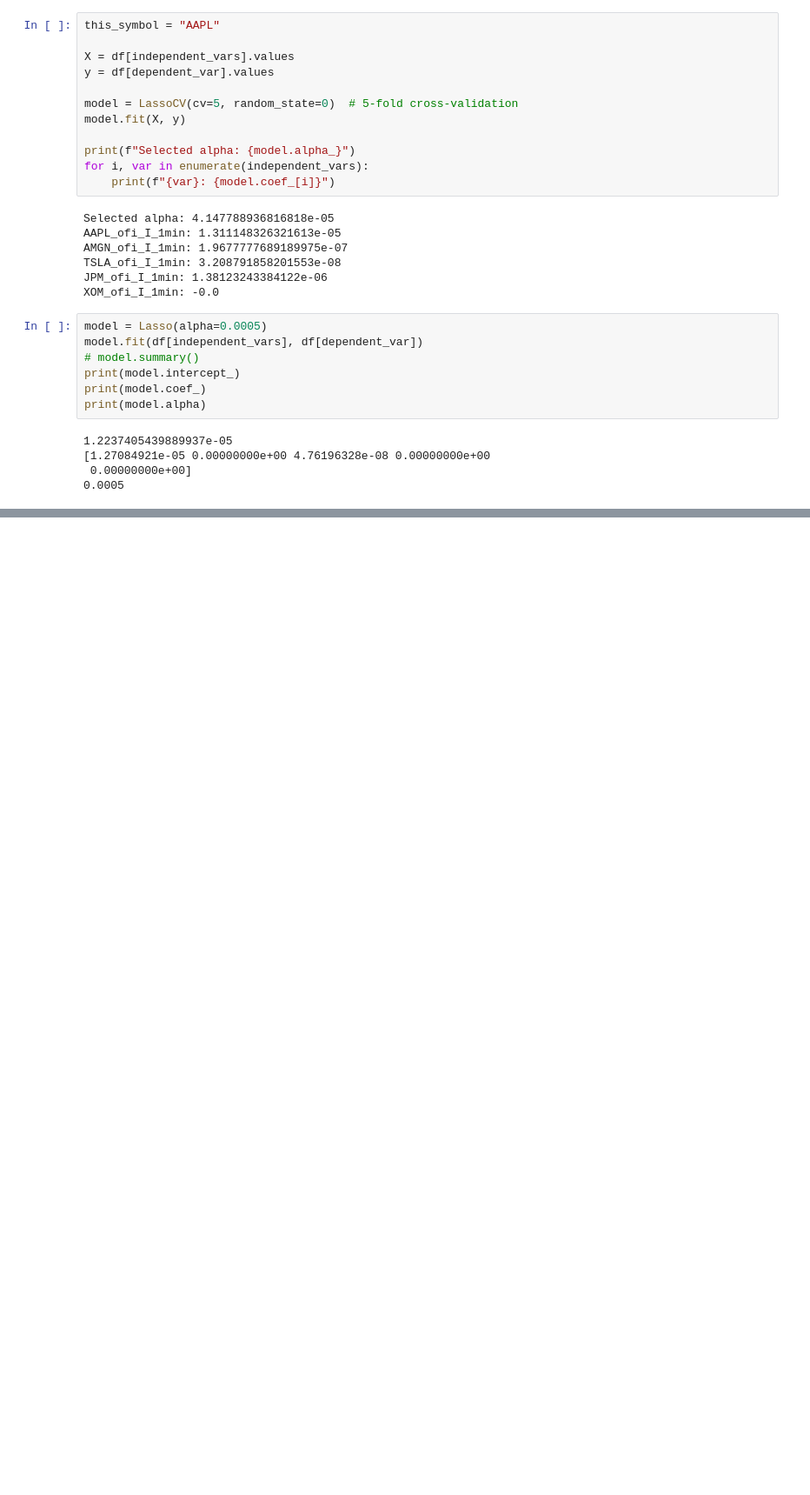
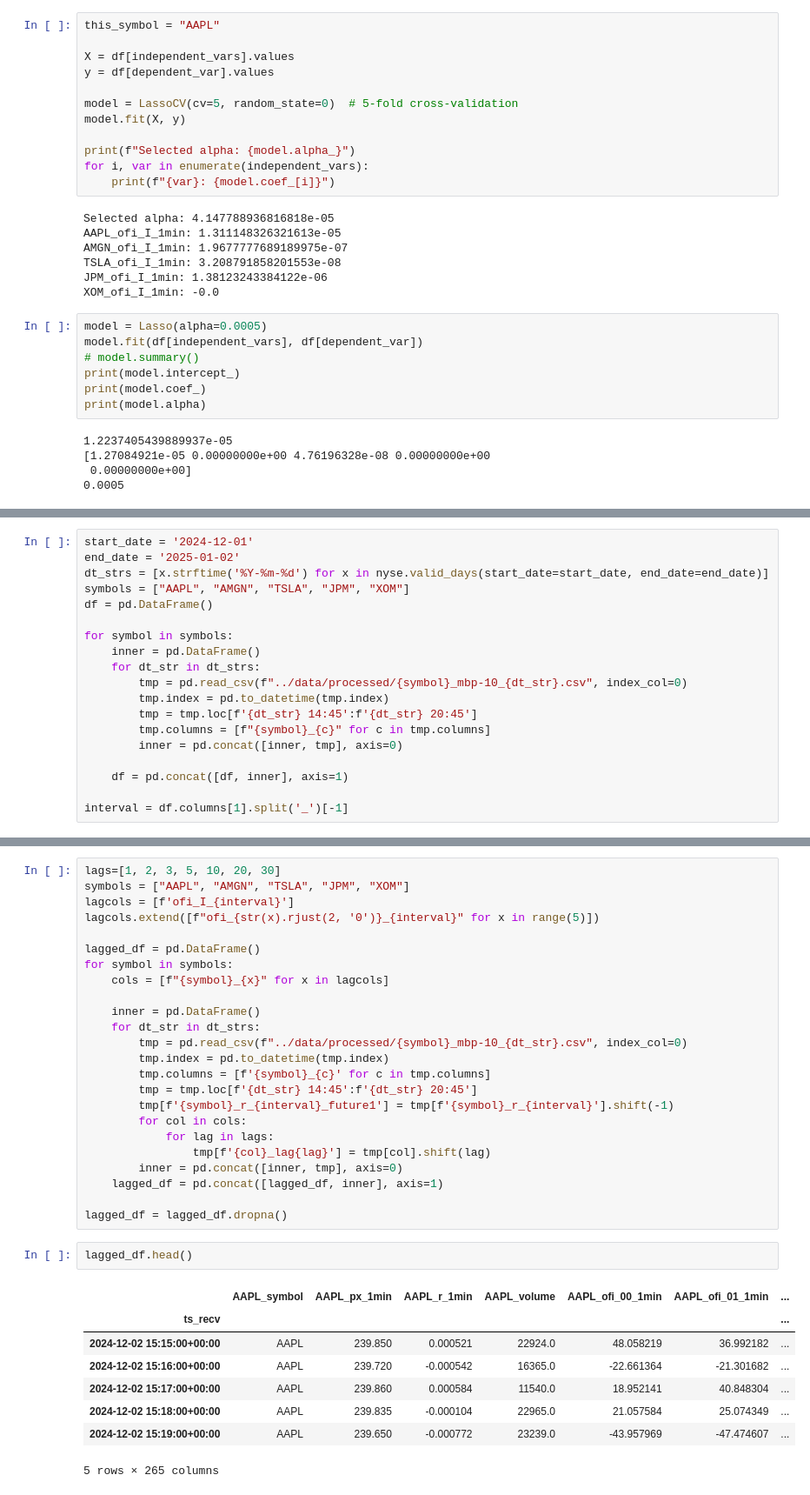
Before and after one commit to the-salty-austin/2025-winter-learn, a Jupyter notebook: project/notebooks/arXiv-2112-13213.ipynb, the cells around one changed output, grey strips where cells are left out. Shown at 87% size. Saved outputs shown, nothing was run; the diff lists cells and outputs as text; blank space fills up the shorter version.

```diff
--- a/project/notebooks/arXiv-2112-13213.ipynb
+++ b/project/notebooks/arXiv-2112-13213.ipynb
@@ -676,0 +688,19 @@ print(model.alpha)
+# %%
+start_date = '2024-12-01'
+end_date = '2025-01-02'
+dt_strs = [x.strftime('%Y-%m-%d') for x in nyse.valid_days(start_date=start_date, end_date=end_date)]
+symbols = ["AAPL", "AMGN", "TSLA", "JPM", "XOM"]
+df = pd.DataFrame()
+
+for symbol in symbols:
+    inner = pd.DataFrame()
+    for dt_str in dt_strs:
+        tmp = pd.read_csv(f"../data/processed/{symbol}_mbp-10_{dt_str}.csv", index_col=0)
+        tmp.index = pd.to_datetime(tmp.index)
+        tmp = tmp.loc[f'{dt_str} 14:45':f'{dt_str} 20:45']
+        tmp.columns = [f"{symbol}_{c}" for c in tmp.columns]
+        inner = pd.concat([inner, tmp], axis=0)
+
+    df = pd.concat([df, inner], axis=1)
+
+interval = df.columns[1].split('_')[-1]
@@ -676,0 +719,35 @@ print(model.alpha)
+# %%
+lags=[1, 2, 3, 5, 10, 20, 30]
+symbols = ["AAPL", "AMGN", "TSLA", "JPM", "XOM"]
+lagcols = [f'ofi_I_{interval}']
+lagcols.extend([f"ofi_{str(x).rjust(2, '0')}_{interval}" for x in range(5)])
+
+lagged_df = pd.DataFrame()
+for symbol in symbols:
+    cols = [f"{symbol}_{x}" for x in lagcols]
+
+    inner = pd.DataFrame()
+    for dt_str in dt_strs:
+        tmp = pd.read_csv(f"../data/processed/{symbol}_mbp-10_{dt_str}.csv", index_col=0)
+        tmp.index = pd.to_datetime(tmp.index)
+        tmp.columns = [f'{symbol}_{c}' for c in tmp.columns]
+        tmp = tmp.loc[f'{dt_str} 14:45':f'{dt_str} 20:45']
+        tmp[f'{symbol}_r_{interval}_future1'] = tmp[f'{symbol}_r_{interval}'].shift(-1)
+        for col in cols:
+            for lag in lags:
+                tmp[f'{col}_lag{lag}'] = tmp[col].shift(lag)
+        inner = pd.concat([inner, tmp], axis=0)
+    lagged_df = pd.concat([lagged_df, inner], axis=1)
+
+lagged_df = lagged_df.dropna()
+# %%
+lagged_df.head()
+# %% [output]
+|  | AAPL_symbol | AAPL_px_1min | AAPL_r_1min | AAPL_volume | AAPL_ofi_00_1min | AAPL_ofi_01_1min | ... |
+| ts_recv |  |  |  |  |  |  | ... |
+| 2024-12-02 15:15:00+00:00 | AAPL | 239.850 | 0.000521 | 22924.0 | 48.058219 | 36.992182 | ... |
+| 2024-12-02 15:16:00+00:00 | AAPL | 239.720 | -0.000542 | 16365.0 | -22.661364 | -21.301682 | ... |
+| 2024-12-02 15:17:00+00:00 | AAPL | 239.860 | 0.000584 | 11540.0 | 18.952141 | 40.848304 | ... |
+| 2024-12-02 15:18:00+00:00 | AAPL | 239.835 | -0.000104 | 22965.0 | 21.057584 | 25.074349 | ... |
+| 2024-12-02 15:19:00+00:00 | AAPL | 239.650 | -0.000772 | 23239.0 | -43.957969 | -47.474607 | ... |
+5 rows × 265 columns
```
Also changed, not shown: parts of 17 cells of this notebook.
